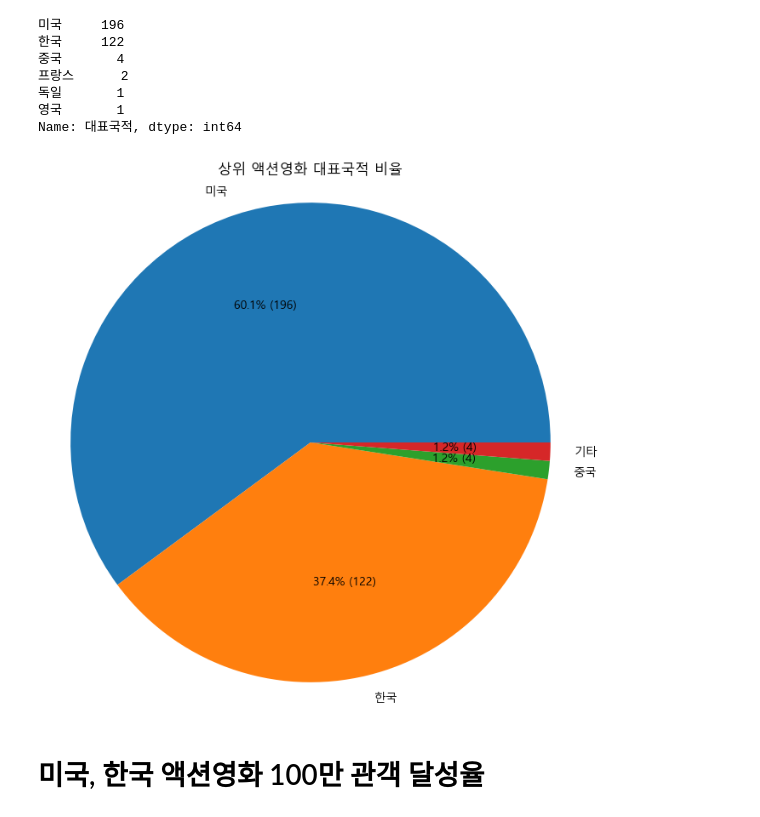
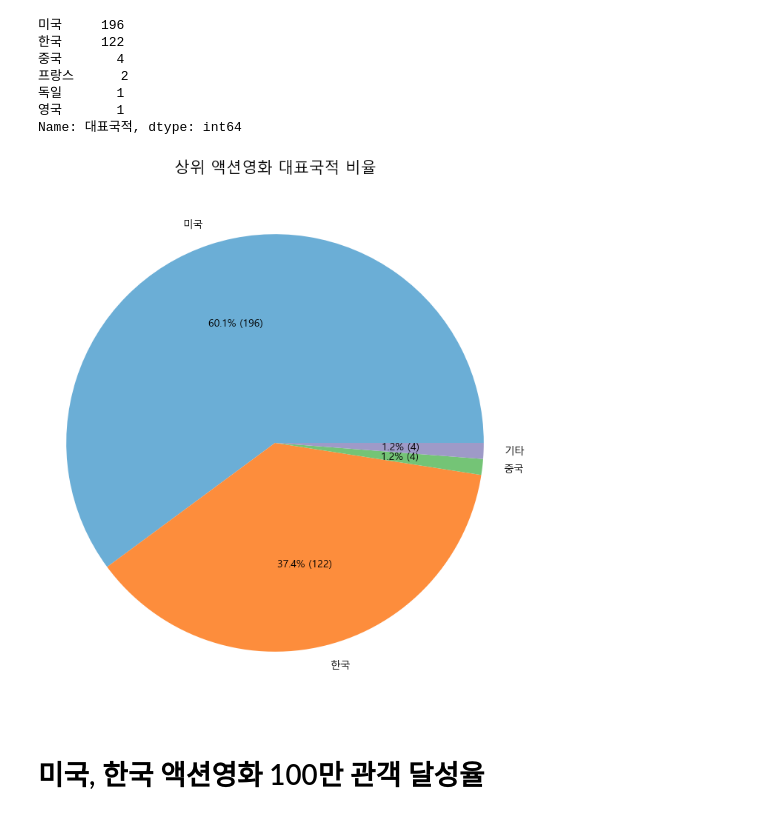
Before and after one commit to wonyounging/1_Project, a Jupyter notebook: 분석_액션영화 장르.ipynb, the cells around one changed output. Drawn from its saved outputs; the diff is of its cells as text; code cells hidden in the pictures.

```diff
--- a/분석_액션영화 장르.ipynb
+++ b/분석_액션영화 장르.ipynb
@@ -160,6 +147,10 @@ all_act_mv['대표국적'].value_counts()
 몰타                1
 아이슬란드             1
 Name: 대표국적, dtype: int64
+# %%
+ # 색상 맵 선택
+cmap = cm.get_cmap('tab20c')
+colors = cmap(np.array(range(1,50)))
 # %%
 n_categories = 10  # 표시할 범주 개수
 
@@ -194,26 +187,27 @@ Name: 대표국적, dtype: int64
 # %%
 # 대표국적 값의 빈도수 계산
 top_value_counts = top_act_mv['대표국적'].value_counts()
 
 # 상위 범주 개수 설정
 top_categories = 3  # 상위 3개 범주로 제한
 
 # 상위 범주 이외의 값은 "기타"로 표시
 top_value_counts = top_value_counts[:top_categories]
 other_count = top_act_mv.shape[0] - top_value_counts.sum()
 top_value_counts['기타'] = other_count
 
 # 파이차트 그리기
 plt.figure(figsize=(8, 8))
-patches, _, autotexts = plt.pie(top_value_counts, labels=top_value_counts.index, autopct=lambda pct: f'{pct:.1f}% ({int(pct * sum(top_value_counts)/100+1)})')
+patches, _, autotexts = plt.pie(top_value_counts, labels=top_value_counts.index, autopct=lambda pct: f'{pct:.1f}% ({int(pct * sum(top_value_counts)/100+1)})', colors=colors[0::4])
 
-plt.title('상위 액션영화 대표국적 비율')
-plt.axis('equal')  # 파이차트를 원형으로 설정
+plt.title('상위 액션영화 대표국적 비율', size = 15)
+plt.axis('equal')
 
-# 그래프 출력
+plt.subplots_adjust(top=1)
+
 plt.show()
 # %% [output]
-[figure, old version]
+[figure, new version]
 # %% [markdown]
 # 미국, 한국 액션영화 100만 관객 달성율
 # %%
```
Also changed, not shown: parts of 7 cells of this notebook, 1 other file.
